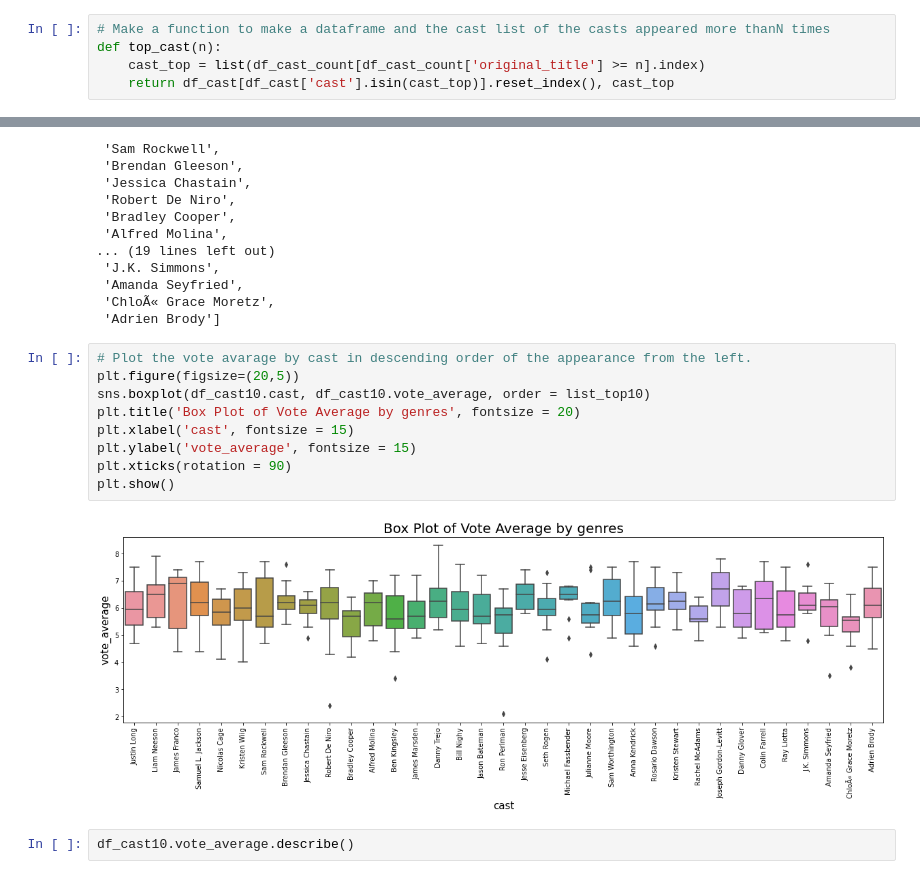
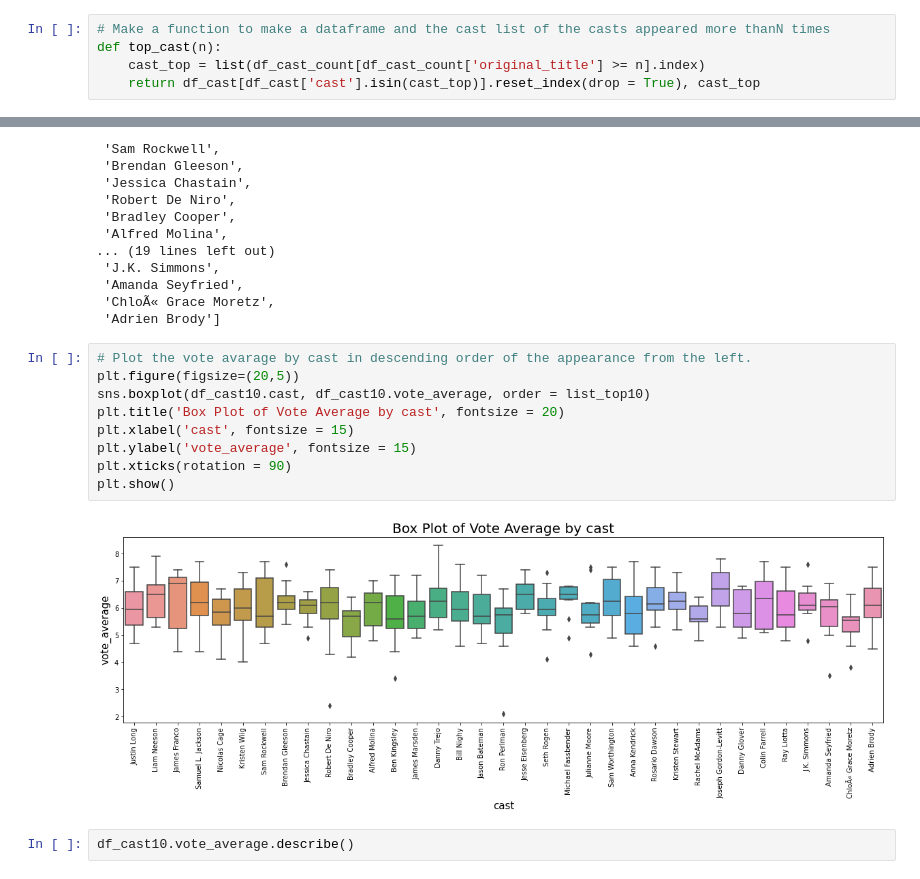
Before and after one commit to KaoriMI/Project_Investigate_a_Dataset, a Jupyter notebook: investigate-a-dataset-template.ipynb, the cells around one changed output, grey strips where cells are left out. Cells and saved outputs as stored; diff of their text form.

```diff
--- a/investigate-a-dataset-template.ipynb
+++ b/investigate-a-dataset-template.ipynb
@@ -363,7 +363,7 @@ df_cast_count.head()
 # Make a function to make a dataframe and the cast list of the casts appeared more thanN times
 def top_cast(n):
     cast_top = list(df_cast_count[df_cast_count['original_title'] >= n].index)
-    return df_cast[df_cast['cast'].isin(cast_top)].reset_index(), cast_top
+    return df_cast[df_cast['cast'].isin(cast_top)].reset_index(drop = True), cast_top
 # %%
 # Make a dataframe of film with casts appeared in more than 10 films
 df_cast10, list_top10 = top_cast(10)
@@ -397,14 +397,14 @@ list_top10
 # %%
 # Plot the vote avarage by cast in descending order of the appearance from the left.
 plt.figure(figsize=(20,5))
 sns.boxplot(df_cast10.cast, df_cast10.vote_average, order = list_top10)
-plt.title('Box Plot of Vote Average by genres', fontsize = 20)
+plt.title('Box Plot of Vote Average by cast', fontsize = 20)
 plt.xlabel('cast', fontsize = 15)
 plt.ylabel('vote_average', fontsize = 15)
 plt.xticks(rotation = 90)
 plt.show()
 # %% [output]
-[figure, old version]
+[figure, new version]
 # %%
 df_cast10.vote_average.describe()
 # %% [output]
```
Also changed, not shown: parts of 31 cells of this notebook.
